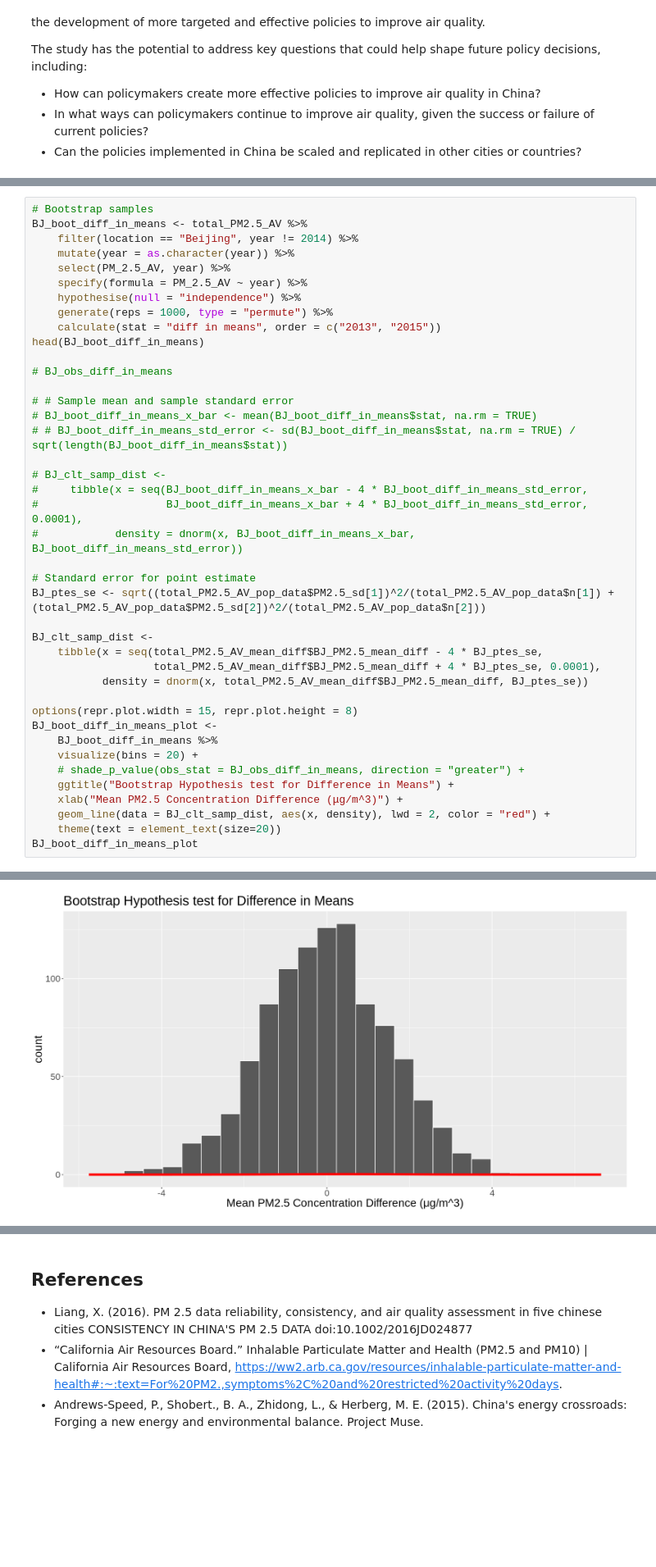
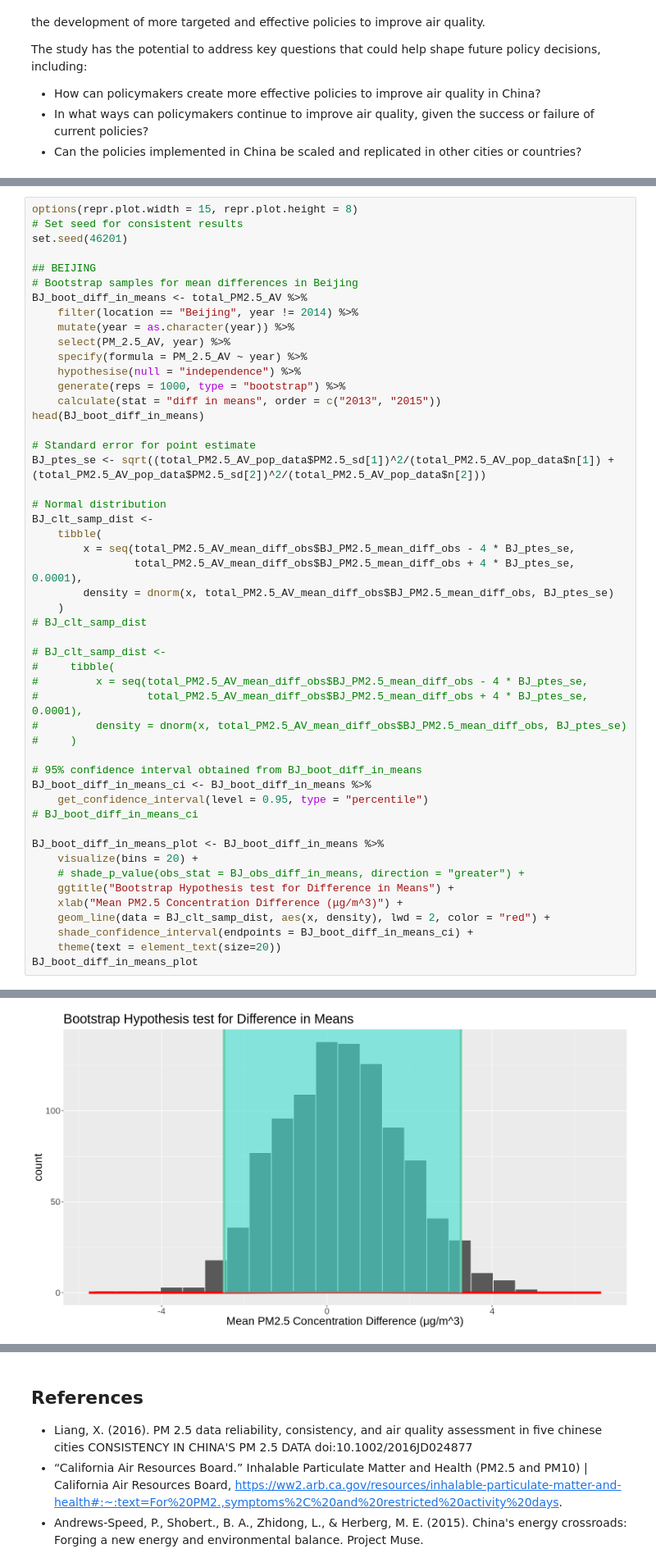
Before and after one commit to Nick-2003/STAT-201-Group-46-Project, a Jupyter notebook: STAT_201_Group_46_Final_Project.ipynb, the cells around one changed output, grey strips where cells are left out. Shown at 82% size. Saved outputs shown, nothing was run; the diff lists cells and outputs as text; blank space fills up the shorter version.

```diff
--- a/STAT_201_Group_46_Final_Project.ipynb
+++ b/STAT_201_Group_46_Final_Project.ipynb
@@ -338,42 +343,51 @@ The study has the potential to address key questions that could help shape futur
 # %%
-# Bootstrap samples
+options(repr.plot.width = 15, repr.plot.height = 8)
+# Set seed for consistent results
+set.seed(46201)
+
+## BEIJING
+# Bootstrap samples for mean differences in Beijing
 BJ_boot_diff_in_means <- total_PM2.5_AV %>%
     filter(location == "Beijing", year != 2014) %>%
     mutate(year = as.character(year)) %>%
     select(PM_2.5_AV, year) %>%
     specify(formula = PM_2.5_AV ~ year) %>%
     hypothesise(null = "independence") %>%
-    generate(reps = 1000, type = "permute") %>%
+    generate(reps = 1000, type = "bootstrap") %>%
     calculate(stat = "diff in means", order = c("2013", "2015"))
 head(BJ_boot_diff_in_means)
-
-# BJ_obs_diff_in_means
-
-# # Sample mean and sample standard error
-# BJ_boot_diff_in_means_x_bar <- mean(BJ_boot_diff_in_means$stat, na.rm = TRUE)
-# # BJ_boot_diff_in_means_std_error <- sd(BJ_boot_diff_in_means$stat, na.rm = TRUE) / sqrt(length(BJ_boot_diff_in_means$stat))
-
-# BJ_clt_samp_dist <-
-#     tibble(x = seq(BJ_boot_diff_in_means_x_bar - 4 * BJ_boot_diff_in_means_std_error,
-#                    BJ_boot_diff_in_means_x_bar + 4 * BJ_boot_diff_in_means_std_error, 0.0001),
-#            density = dnorm(x, BJ_boot_diff_in_means_x_bar, BJ_boot_diff_in_means_std_error))
 
 # Standard error for point estimate
 BJ_ptes_se <- sqrt((total_PM2.5_AV_pop_data$PM2.5_sd[1])^2/(total_PM2.5_AV_pop_data$n[1]) + (total_PM2.5_AV_pop_data$PM2.5_sd[2])^2/(total_PM2.5_AV_pop_data$n[2]))
 
+# Normal distribution
 BJ_clt_samp_dist <-
-    tibble(x = seq(total_PM2.5_AV_mean_diff$BJ_PM2.5_mean_diff - 4 * BJ_ptes_se,
-                   total_PM2.5_AV_mean_diff$BJ_PM2.5_mean_diff + 4 * BJ_ptes_se, 0.0001),
-           density = dnorm(x, total_PM2.5_AV_mean_diff$BJ_PM2.5_mean_diff, BJ_ptes_se))
+    tibble(
+        x = seq(total_PM2.5_AV_mean_diff_obs$BJ_PM2.5_mean_diff_obs - 4 * BJ_ptes_se,
+                total_PM2.5_AV_mean_diff_obs$BJ_PM2.5_mean_diff_obs + 4 * BJ_ptes_se, 0.0001),
+        density = dnorm(x, total_PM2.5_AV_mean_diff_obs$BJ_PM2.5_mean_diff_obs, BJ_ptes_se)
+    )
+# BJ_clt_samp_dist
 
-options(repr.plot.width = 15, repr.plot.height = 8)
-BJ_boot_diff_in_means_plot <-
-    BJ_boot_diff_in_means %>%
+# BJ_clt_samp_dist <-
+#     tibble(
+#         x = seq(total_PM2.5_AV_mean_diff_obs$BJ_PM2.5_mean_diff_obs - 4 * BJ_ptes_se,
+#                 total_PM2.5_AV_mean_diff_obs$BJ_PM2.5_mean_diff_obs + 4 * BJ_ptes_se, 0.0001),
+#         density = dnorm(x, total_PM2.5_AV_mean_diff_obs$BJ_PM2.5_mean_diff_obs, BJ_ptes_se)
+#     )
+
+# 95% confidence interval obtained from BJ_boot_diff_in_means
+BJ_boot_diff_in_means_ci <- BJ_boot_diff_in_means %>%
+    get_confidence_interval(level = 0.95, type = "percentile")
+# BJ_boot_diff_in_means_ci
+
+BJ_boot_diff_in_means_plot <- BJ_boot_diff_in_means %>%
     visualize(bins = 20) +
     # shade_p_value(obs_stat = BJ_obs_diff_in_means, direction = "greater") +
     ggtitle("Bootstrap Hypothesis test for Difference in Means") +
     xlab("Mean PM2.5 Concentration Difference (μg/m^3)") +
     geom_line(data = BJ_clt_samp_dist, aes(x, density), lwd = 2, color = "red") +
+    shade_confidence_interval(endpoints = BJ_boot_diff_in_means_ci) +
     theme(text = element_text(size=20))
 BJ_boot_diff_in_means_plot
 # %% [output]
@@ -389,4 +403,4 @@ A infer: 6 × 2
-[figure, old version]
+[figure, new version]
 # %% [markdown]
 ### 3.2. Bootstrap Sampling Distribution vs Central Limit Theorem (CLT) for differences in Standard Deviation
 - The same methods from section 3.1 are applied, with the test statistic instead being the difference in standard deviations.
```
Also changed, not shown: parts of 15 cells of this notebook.
